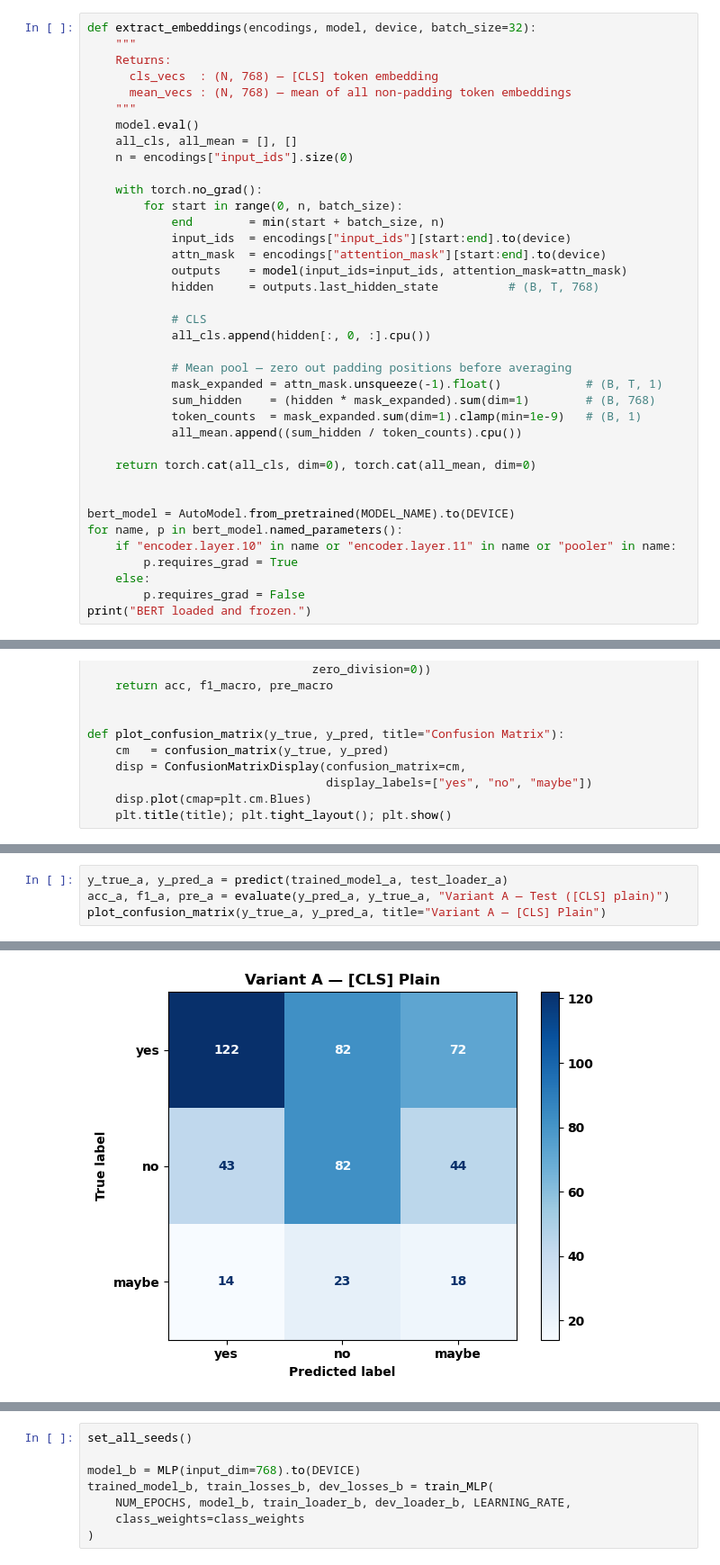
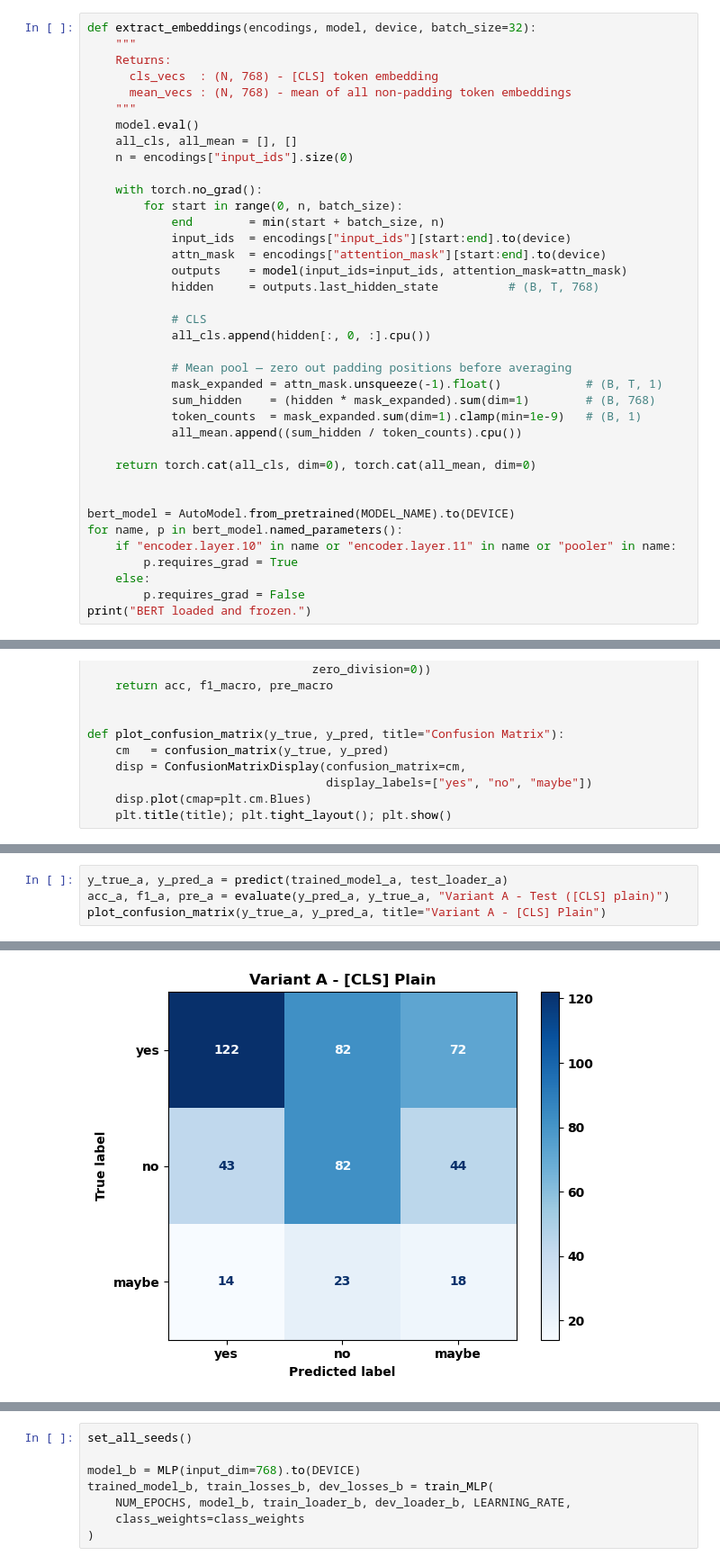
Before and after one commit to realhenrycheng/AITA_Coursework_Team11, a Jupyter notebook: pubmedbert_mlp_improved.ipynb, the cells around one changed output, grey strips where cells are left out. Shown at 90% size. Drawn from its saved outputs; the diff is of its cells as text.

```diff
--- a/pubmedbert_mlp_improved.ipynb
+++ b/pubmedbert_mlp_improved.ipynb
@@ -96,8 +94,8 @@ BERT is fully frozen except the last 2 encoders. We run it **once** per split an
 def extract_embeddings(encodings, model, device, batch_size=32):
     """
     Returns:
-      cls_vecs  : (N, 768) — [CLS] token embedding
-      mean_vecs : (N, 768) — mean of all non-padding token embeddings
+      cls_vecs  : (N, 768) - [CLS] token embedding
+      mean_vecs : (N, 768) - mean of all non-padding token embeddings
     """
     model.eval()
     all_cls, all_mean = [], []
@@ -389,5 +387,5 @@ training_curves(train_losses_a, dev_losses_a, title="Variant A — Training Curv
 # %%
 y_true_a, y_pred_a = predict(trained_model_a, test_loader_a)
-acc_a, f1_a, pre_a = evaluate(y_pred_a, y_true_a, "Variant A — Test ([CLS] plain)")
-plot_confusion_matrix(y_true_a, y_pred_a, title="Variant A — [CLS] Plain")
+acc_a, f1_a, pre_a = evaluate(y_pred_a, y_true_a, "Variant A - Test ([CLS] plain)")
+plot_confusion_matrix(y_true_a, y_pred_a, title="Variant A - [CLS] Plain")
 # %% [output]
@@ -395,16 +393,16 @@ plot_confusion_matrix(y_true_a, y_pred_a, title="Variant A — [CLS] Plain")
 Accuracy       : 0.4440
 Macro-F1       : 0.3958
 Macro-Precision: 0.4181
 
 Full Classification Report:
               precision    recall  f1-score   support
 
          yes       0.68      0.44      0.54       276
           no       0.44      0.49      0.46       169
        maybe       0.13      0.33      0.19        55
 
     accuracy                           0.44       500
    macro avg       0.42      0.42      0.40       500
 weighted avg       0.54      0.44      0.47       500
-[figure, old version]
+[figure, new version]
 # %% [markdown]
```
Also changed, not shown: parts of 18 cells of this notebook, 2 other files.
